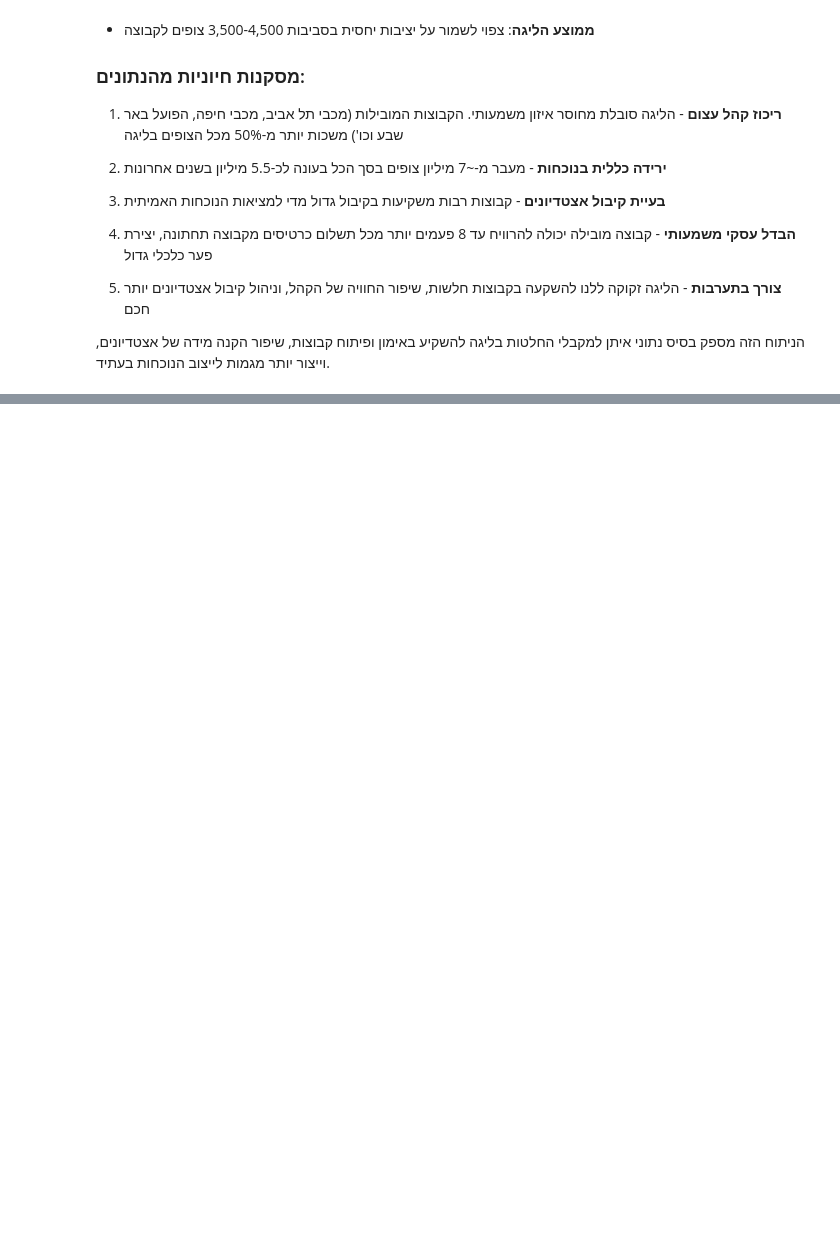
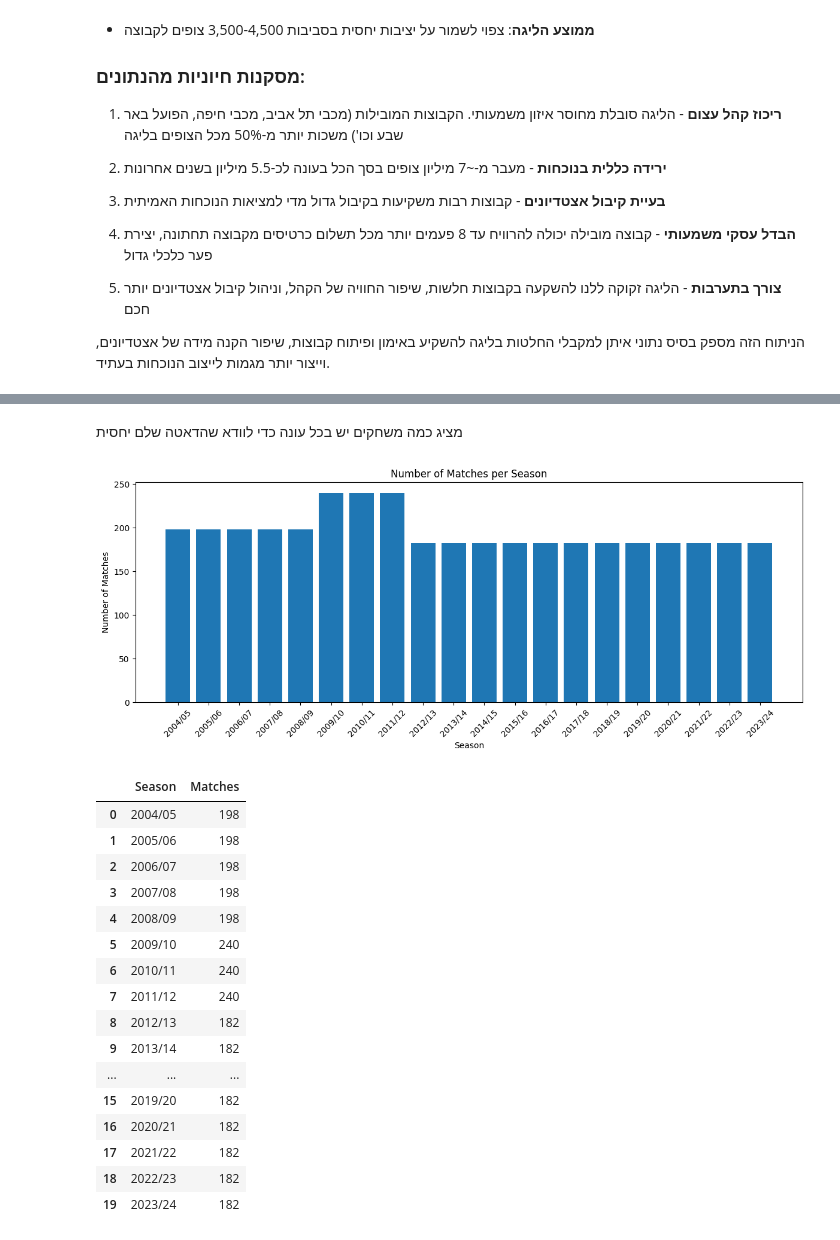
Before and after one commit to Nitaybenadmon123/ligat_haal_project, a Jupyter notebook: ligat_haal_project/notebooks/attendance/02_attendance_analysis.ipynb, the cells around one changed output, grey strips where cells are left out. Drawn from its saved outputs; the diff is of its cells as text; code cells hidden in the pictures; blank space fills up the shorter version.

```diff
--- a/ligat_haal_project/notebooks/attendance/02_attendance_analysis.ipynb
+++ b/ligat_haal_project/notebooks/attendance/02_attendance_analysis.ipynb
@@ -1791,0 +2437,13 @@ print("="*80)
+# %%
+import pandas as pd
+import matplotlib.pyplot as plt
+
+path = r"C:\Users\idant\Desktop\final project\ligat_haal_project\ligat_haal_project\notebooks\attendance\ligat_haal_2004_2024_attendance.csv"
+
+df = pd.read_csv(path)
+
+df["Attendance"] = pd.to_numeric(df["Attendance"], errors="coerce").fillna(0).astype(int)
+df["Matchday"] = pd.to_numeric(df["Matchday"], errors="coerce")
+df["Date"] = pd.to_datetime(df["Date"], format="%d/%m/%y", errors="coerce")
+
+df.head()
@@ -1791,0 +2457,34 @@ print("="*80)
+# %% [markdown]
+מציג כמה משחקים יש בכל עונה כדי לוודא שהדאטה שלם יחסית
+# %%
+matches_per_season = df.groupby("Season").size().reset_index(name="Matches")
+
+plt.figure(figsize=(12, 5))
+plt.bar(matches_per_season["Season"], matches_per_season["Matches"])
+plt.xticks(rotation=45)
+plt.title("Number of Matches per Season")
+plt.xlabel("Season")
+plt.ylabel("Number of Matches")
+plt.tight_layout()
+plt.show()
+
+matches_per_season
+# %% [output]
+[figure, added]
+|  | Season | Matches |
+| 0 | 2004/05 | 198 |
+| 1 | 2005/06 | 198 |
+| 2 | 2006/07 | 198 |
+| 3 | 2007/08 | 198 |
+| 4 | 2008/09 | 198 |
+| 5 | 2009/10 | 240 |
+| 6 | 2010/11 | 240 |
+| 7 | 2011/12 | 240 |
+| 8 | 2012/13 | 182 |
+| 9 | 2013/14 | 182 |
+| ... | ... | ... |
+| 15 | 2019/20 | 182 |
+| 16 | 2020/21 | 182 |
+| 17 | 2021/22 | 182 |
+| 18 | 2022/23 | 182 |
+| 19 | 2023/24 | 182 |
```
Also changed, not shown: parts of 33 cells of this notebook.
